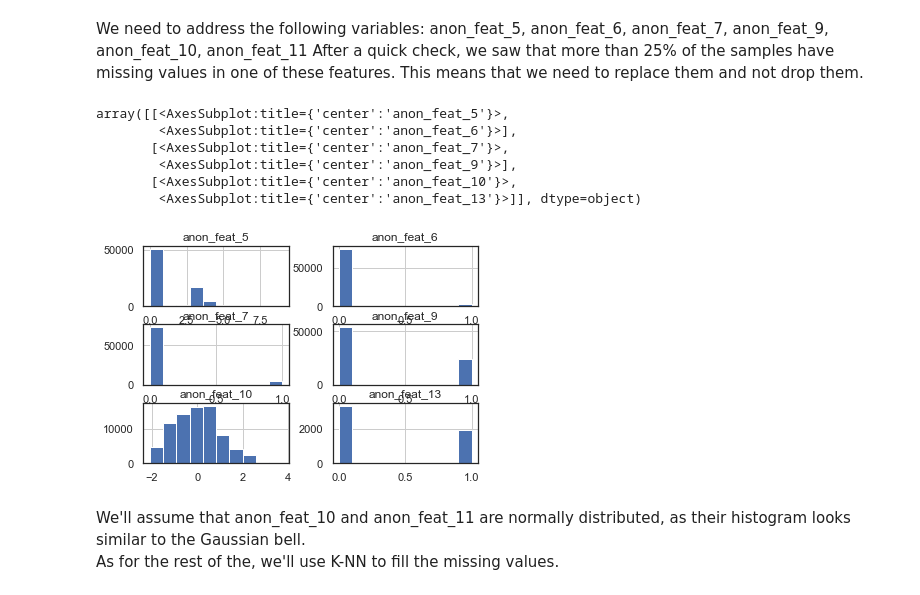
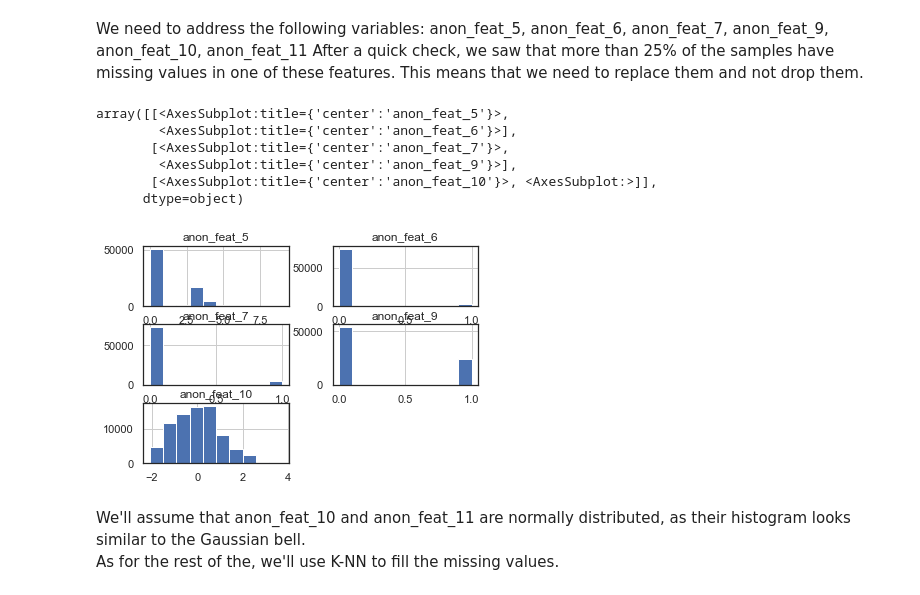
Before and after one commit to ofekinger/ML_Final_Project, a Jupyter notebook: submission.ipynb, the cells around one changed output. Saved outputs shown, nothing was run; the diff lists cells and outputs as text; code cells hidden in the pictures.

```diff
--- a/submission.ipynb
+++ b/submission.ipynb
@@ -396,16 +399,16 @@ We need to address the following variables: anon_feat_5, anon_feat_6, anon_feat_
 After a quick check, we saw that more than 25% of the samples have missing values in one of these features.
 This means that we need to replace them and not drop them.
 # %%
-MISSING_VALUES_COLUMNS = ["anon_feat_5", "anon_feat_6", "anon_feat_7", "anon_feat_9", "anon_feat_10", "anon_feat_13"]
+MISSING_VALUES_COLUMNS = ["anon_feat_5", "anon_feat_6", "anon_feat_7", "anon_feat_9", "anon_feat_10"]
 X[MISSING_VALUES_COLUMNS].hist()
 # %% [output]
 array([[<AxesSubplot:title={'center':'anon_feat_5'}>,
         <AxesSubplot:title={'center':'anon_feat_6'}>],
        [<AxesSubplot:title={'center':'anon_feat_7'}>,
         <AxesSubplot:title={'center':'anon_feat_9'}>],
-       [<AxesSubplot:title={'center':'anon_feat_10'}>,
-        <AxesSubplot:title={'center':'anon_feat_13'}>]], dtype=object)
+       [<AxesSubplot:title={'center':'anon_feat_10'}>, <AxesSubplot:>]],
+      dtype=object)
-[figure, old version]
+[figure, new version]
 # %% [markdown]
 We'll assume that anon_feat_10 and anon_feat_11 are normally distributed,
 as their histogram looks similar to the Gaussian bell. <br/>
```
Also changed, not shown: parts of 19 cells of this notebook.
